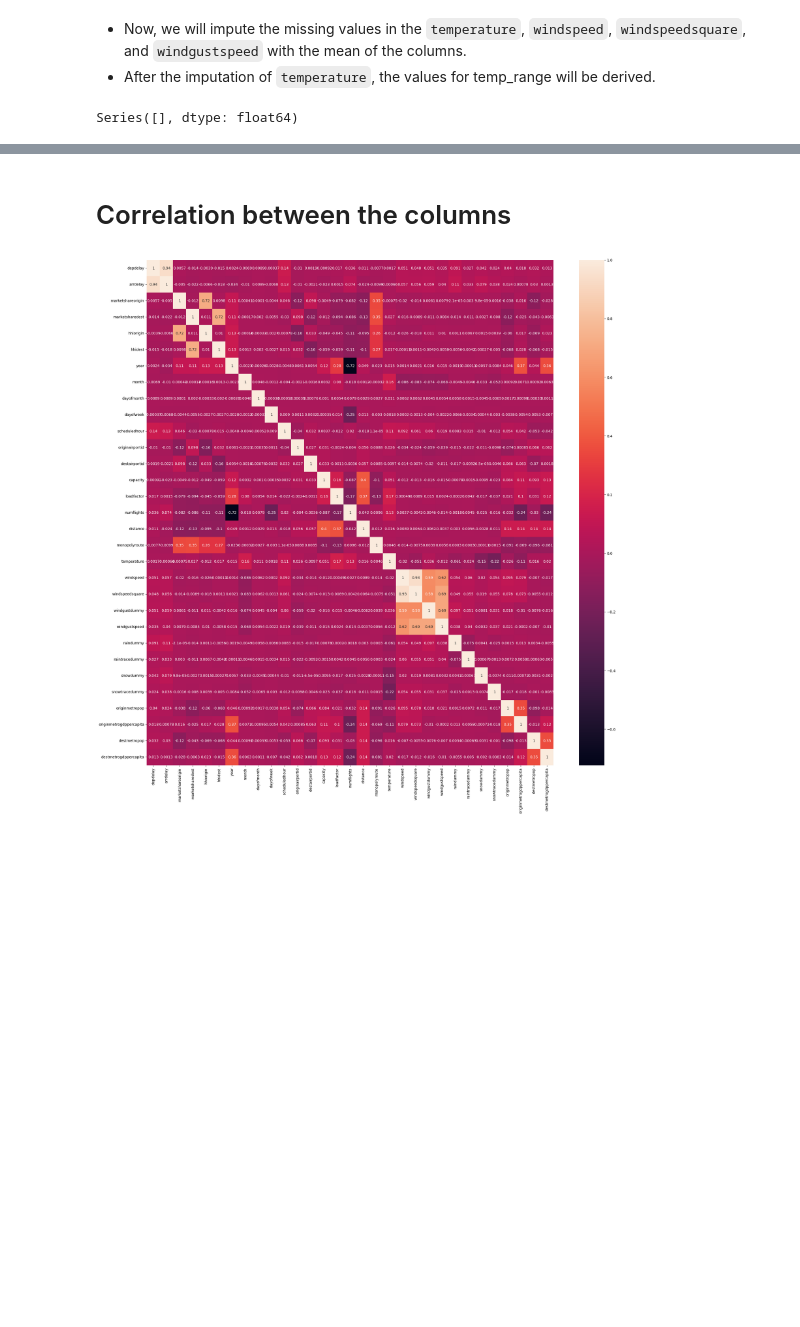
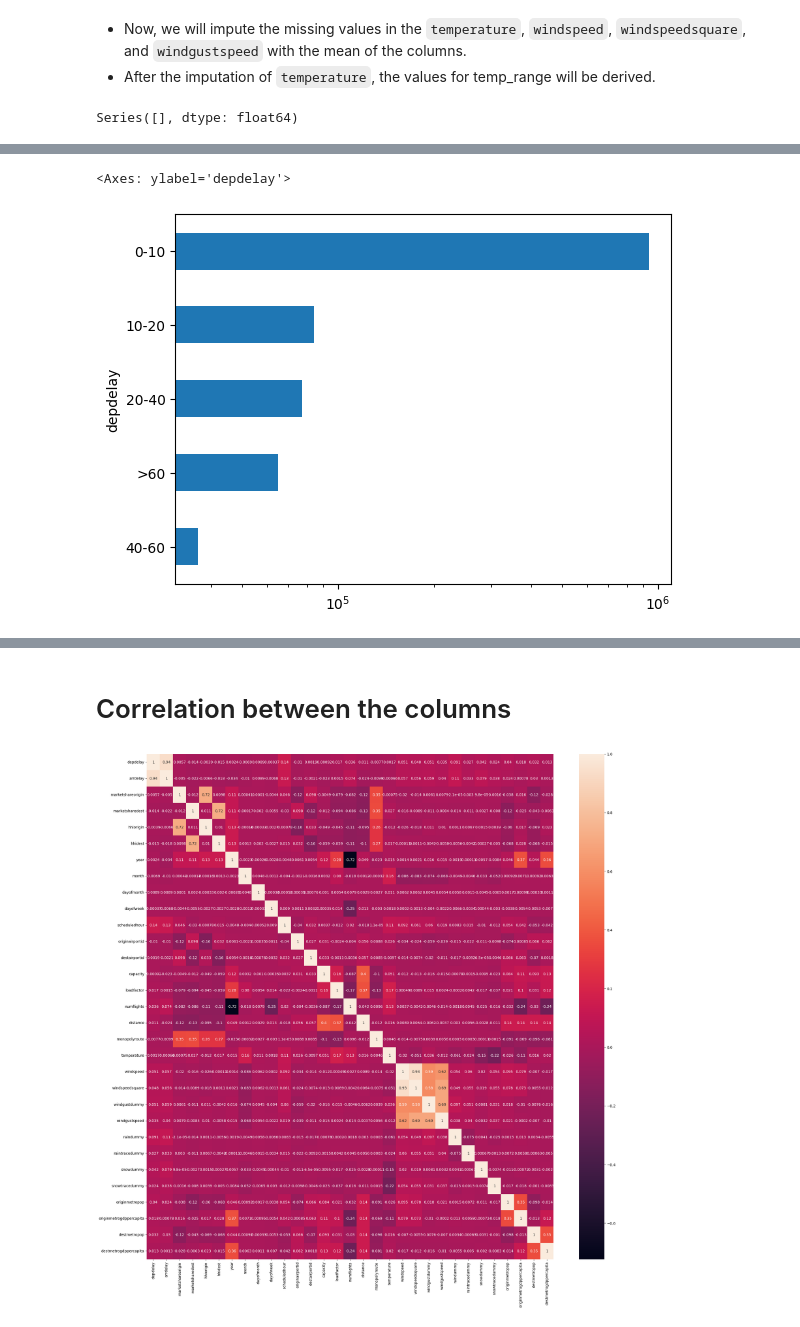
Before and after one commit to Gaurav0502/flight-delay-prediction, a Jupyter notebook: eda.ipynb, the cells around one changed output, grey strips where cells are left out. Cells and saved outputs as stored; diff of their text form; code cells hidden in the pictures; blank space fills up the shorter version.

```diff
--- a/eda.ipynb
+++ b/eda.ipynb
@@ -143,0 +151,30 @@ Series([], dtype: float64)
+# %%
+flight_df = flight_df.drop(columns = ["scheduleddepartdatetime",
+                                      "originairportid",
+                                      "destairportid",
+                                      "originstate",
+                                      "origincityname"],
+                           axis = 1)
+# %%
+def bin_delay(delay):
+    if delay <= 10:
+        return "0-10"
+    elif 10 < delay <= 20:
+        return "10-20"
+    elif 20 < delay <= 40:
+        return "20-40"
+    elif 40 < delay <= 60:
+        return "40-60"
+    elif delay > 60:
+        return ">60"
+# %%
+flight_df["depdelay"] = flight_df.apply(lambda x: bin_delay(x.depdelay),
+                                        axis = 1)
+flight_df["arrdelay"] = flight_df.apply(lambda x: bin_delay(x.arrdelay),
+                                        axis = 1)
+# %%
+flight_df["depdelay"].value_counts().sort_values().plot(kind = "barh",
+                                                        logx = True)
+# %% [output]
+<Axes: ylabel='depdelay'>
+[figure, added]
```
Also changed, not shown: parts of 6 cells of this notebook.
